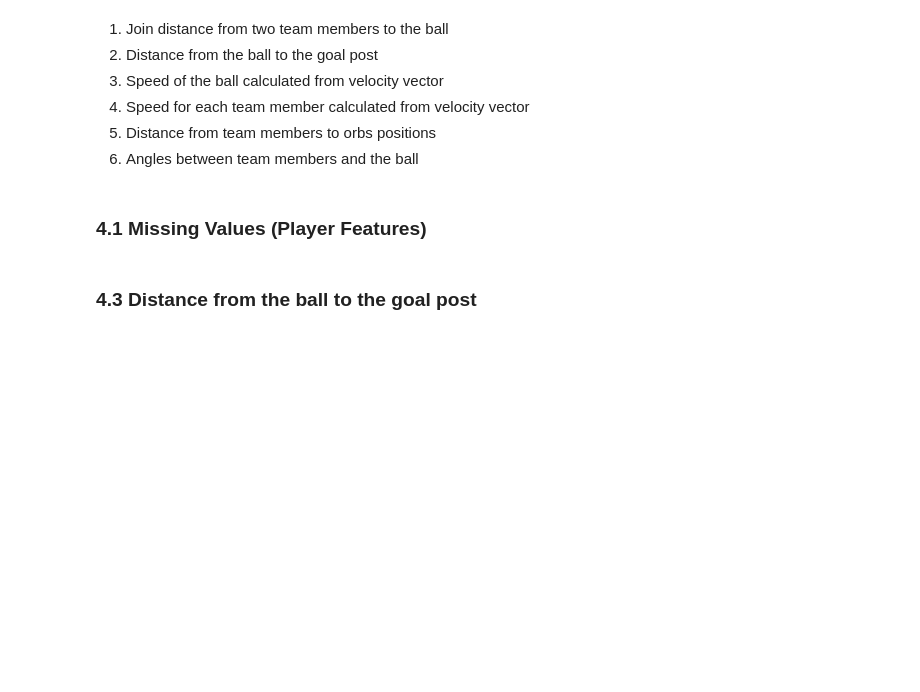
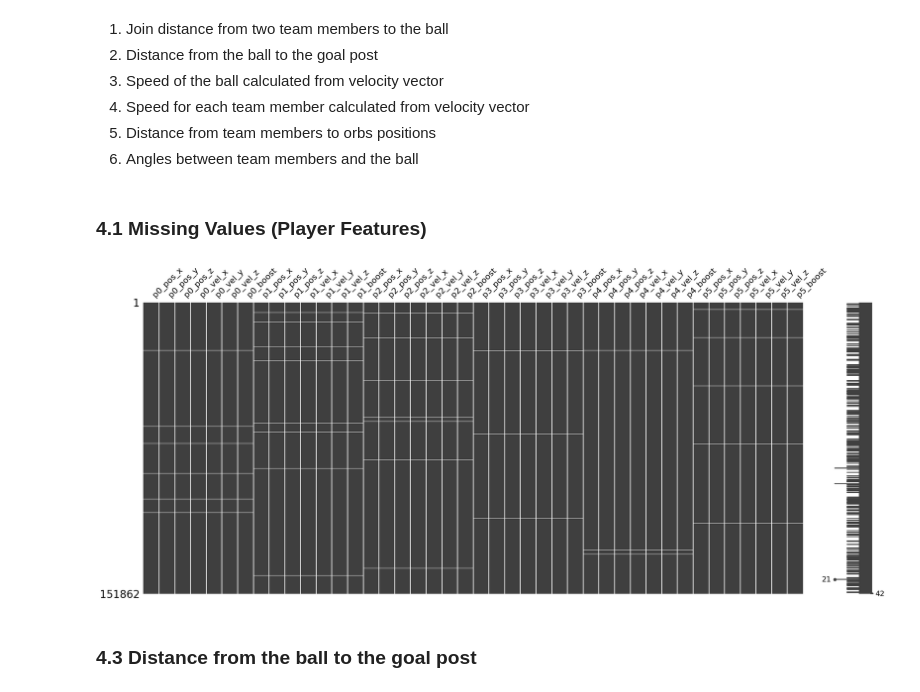
Before and after one commit to donelianc/my-kaggle-tools, a Jupyter notebook: competitions/tabular-playground-series-oct-2022/notebooks/0.0-ic-feature-engineering.ipynb, the cells around one changed output. Drawn from its saved outputs; the diff is of its cells as text; code cells hidden in the pictures; blank space fills up the shorter version.

```diff
--- a/competitions/tabular-playground-series-oct-2022/notebooks/0.0-ic-feature-engineering.ipynb
+++ b/competitions/tabular-playground-series-oct-2022/notebooks/0.0-ic-feature-engineering.ipynb
@@ -80,3 +93,9 @@ from sklearn.impute import SimpleImputer
+# %%
+player_features = X_train.columns[X_train.columns.str.startswith("p")]
+# %%
+msno.matrix(X_train[player_features].sample(frac=0.1, random_state=777));
+# %% [output]
+[figure, added]
 # %%
 player_imputer = Pipeline(
     steps=[("player_imputer", SimpleImputer(strategy="constant", fill_value=0.0))]
```
Also changed, not shown: parts of 13 cells of this notebook.
